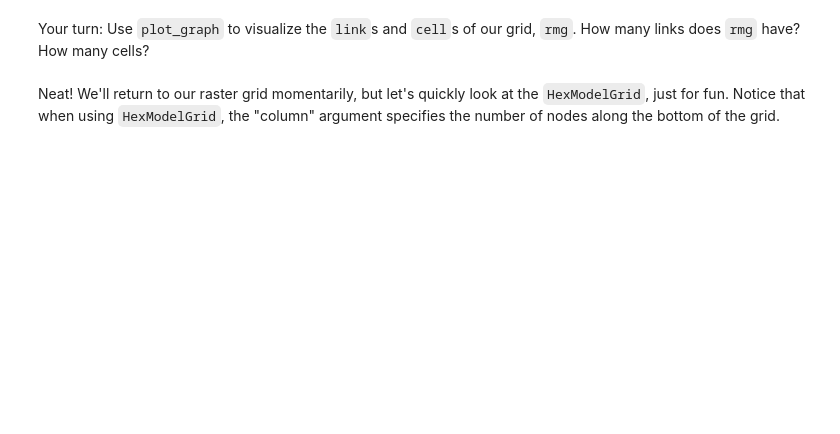
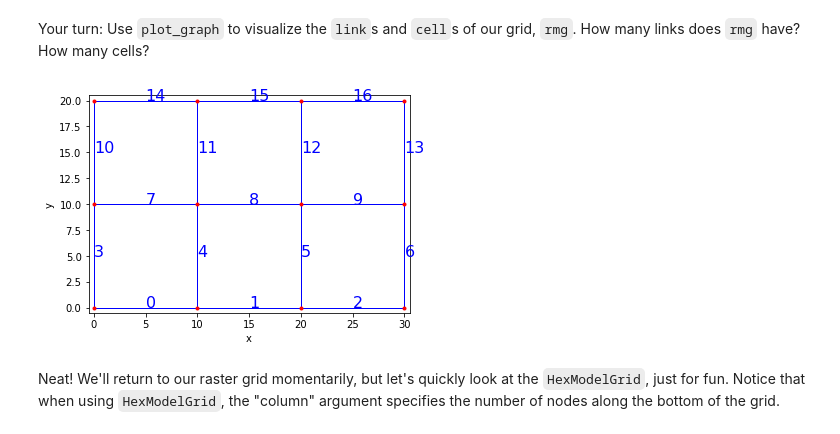
Before and after one commit to csdms/csdms2021_landlab_terrainbento, a Jupyter notebook: notebooks/landlab/Landlab_grids_csdms2021.ipynb, the cells around one changed output. Drawn from its saved outputs; the diff is of its cells as text; code cells hidden in the pictures; blank space fills up the shorter version.

```diff
--- a/notebooks/landlab/Landlab_grids_csdms2021.ipynb
+++ b/notebooks/landlab/Landlab_grids_csdms2021.ipynb
@@ -63,6 +65,9 @@ plot_graph(rmg, at = 'node')
 Your turn: Use `plot_graph` to visualize the `link`s and `cell`s of our grid, `rmg`. How many links does `rmg` have? How many cells?
 # %%
 # plot links here
+plot_graph(rmg, at = 'link')
+# %% [output]
+[figure, added]
 # %%
 # plot cells here
 # %% [markdown]
```
Also changed, not shown: parts of 24 cells of this notebook, 1 other file.
